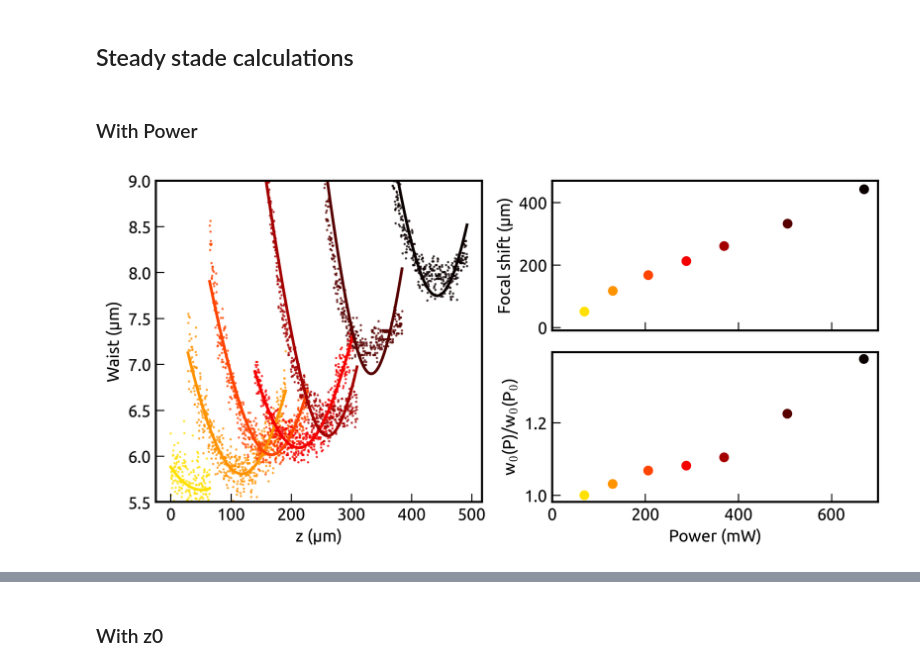
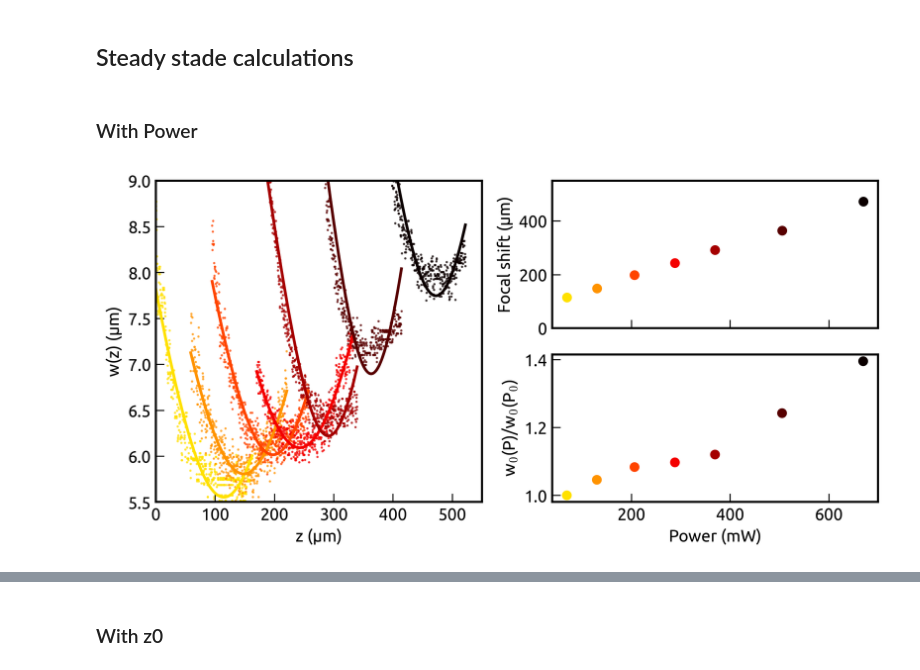
Before and after one commit to LJPZebra/ThermalLens, a Jupyter notebook: ThermalShift_main_code.ipynb, the cells around one changed output, grey strips where cells are left out. Cells and saved outputs as stored; diff of their text form; code cells hidden in the pictures.

Commit message:
Correction of figure 2
Smoothing was generating an artefact for z01/z03.

```diff
--- a/ThermalShift_main_code.ipynb
+++ b/ThermalShift_main_code.ipynb
@@ -179,11 +180,13 @@ def animation_test(ii):
     plt.setp(inset1, xticks=[], yticks=[])
 # %% [markdown]
 ## Steady stade calculations
-# %% [markdown]
-### With Power
+# %% [markdown]
+### With Power
 # %%
 # --- Constants & Setup ---
-data_directory = "dataset/z01/Pstack/"
+data_directory = "dataset/z02/Pstack/"
+data_directory = "/home/antoine/Antoine/Documents/LJP/ThermalLens/220331/z01/Pstack/"
+#data_directory = "/home/antoine/Antoine/Documents/LJP/ThermalLens/NewLJPAnalyses/220223/z03/Pstack/"
 conversion_factor = 20 / 6.5  # Magnification / camera pixel size
 real_start = 0  # Will be updated dynamically
 
@@ -197,7 +200,13 @@ try:
     y_fit = np.load(os.path.join(data_directory, "y_fit2025_1.npy"))
 except FileNotFoundError:
     print("Computing y_fit from raw .tif stacks...")
-    file_list = sorted(glob.glob(os.path.join(data_directory, '*.tif')), key=lambda x: float(re.findall(r"\d+", x)[0]))
+    try:
+        file_list = sorted(glob.glob(os.path.join(data_directory,"*.tif")), key=lambda x: int(os.path.splitext(os.path.basename(x))[0]))
+    except:
+        print('Trying to sort')
+        file_list = sorted(glob.glob(os.path.join(data_directory,"*.tif")))
+        print('File list', file_list)
+    print(file_list)
     first_stack = io.imread(file_list[0])
     num_stacks, nx, ny = len(file_list), *first_stack.shape[1:]
     y_fit = np.zeros((num_stacks, nx, ny), dtype=np.float16)
@@ -209,15 +218,22 @@ except FileNotFoundError:
         if i % 2 == 0:
             print(f"Processed {i+1}/{num_stacks}")
 
-    np.save(os.path.join(data_directory, "y_fit2025_1.npy"), y_fit)
+    #np.save(os.path.join(data_directory, "y_fit2025_1.npy"), y_fit)
 
 
 waists = np.zeros(y_fit.shape[:2])
 for i in range(y_fit.shape[0]):
     for j in range(y_fit.shape[1]):
-        profile = y_fit[i, j] - np.mean(y_fit[i, j, :30])
-        #profile -= np.min(profile)
-        waists[i, j] = np.sqrt(2) * compute_waist(profile) / 2
+        if i == 0:#low power is harder to fit => smoothing
+            profile = savgol_filter(y_fit[i,j] - np.mean(y_fit[i, j, :30]),11,4)
+            #profile = y_fit[i, j] - np.mean(y_fit[i, j, :30])
+        else:
+            #profile = savgol_filter(y_fit[i,j] - np.mean(y_fit[i, j, :30]),2,1)
+            profile = y_fit[i, j] - np.mean(y_fit[i, j, :30])
+        #profile -= np.min(profile
+        waists[i, j] = np.sqrt(2) * compute_waist(profile) / 2 #2P effect
+    if i == 0:
+        waists[i] = medfilt(waists[i],kernel_size=5)#remove sharp artefacts
 
 # --- Filter Unusable Stacks ---
 bad_frames = []
@@ -241,15 +257,21 @@ x_fit_values = []
 y_fit_data_values = []
 
 colors = plt.cm.hot(np.linspace(0, 0.7, len(waist_prop)))
+start_error = 0
 
 for i, waist_profile in enumerate(waist_prop):
     idx = real_start + i
+    #min_idx = np.nanargmin(savgol_filter(waist_profile,5,3))
     min_idx = np.nanargmin(waist_profile)
     if idx == 0:
-        x_shift = 100
+        x_shift = 250 #use 150 for z03 and 250 for z01 and z02
+        min_lim = np.min((np.where(waist_prop[0]<8)))
+        max_lim = np.max((np.where(waist_prop[0]<8)))
     else:
+        min_lim = np.min((np.where(waist_prop[0]<10)))
+        max_lim = np.max((np.where(waist_prop[0]<30)))
         x_shift = 250
-    #x_fit = np.arange(-x_shift, x_shift) / conversion_factor
+
     x_fit = np.arange(0, 2*x_shift) / conversion_factor
     y_fit_data = waist_profile[min_idx - x_shift:min_idx + x_shift]
 
@@ -262,8 +284,13 @@ for i, waist_profile in enumerate(waist_prop):
         get_max_pos.append(z_axis_um[min_idx])
         x_fit_values.append(x_fit)
         y_fit_data_values.append(y_fit_data)
+        #if i >= 4: #in case camera has been translated
+        #    get_max_pos[i]+=200
+        #if i >= 5:
+        #    get_max_pos[i]+=300
     except:
         print(f"Fit failed for idx {i}")
+        start_error+=1
         continue
 
 
@@ -273,42 +300,43 @@ fig = plt.figure(figsize=(8,4))
 ax1 = plt.subplot(121)
 ax2 = plt.subplot(222)
 ax3 = plt.subplot(224,sharex=ax2)
 
-
+list_of_profiles = []
 # Plot data and associated fit
-for i in range(0,len(y_fit)):
-    #ax1.scatter(z_axis_um-get_max_pos[0]+np.mean(x_fit_values[i]), waists[i],color=colors[-1-i],alpha=0.2)
-    ax1.scatter(x_fit_values[i]+get_max_pos[i]-get_max_pos[0], savgol_filter(y_fit_data_values[i],5,3),color=colors[-1-i],alpha=0.7,s=0.5)
+for i in range(0,len(y_fit)-start_error):
+    ax1.scatter(x_fit_values[i]+get_max_pos[i]-get_max_pos[0],savgol_filter(y_fit_data_values[i],5,3),color=colors[-1-i],alpha=0.7,s=0.5) #raw data are smoothed for better visualization
     ax1.plot(x_fit_values[i]+get_max_pos[i]-get_max_pos[0], fit_waist_values[i],color = colors[-1-i])
 
+    list_of_profiles.append(x_fit_values[i][np.argmin(fit_waist_values[i])]+get_max_pos[i])
+    # Plot focal shift vs power
+    ax2.scatter(res_power[i],list_of_profiles[i]-get_max_pos[0],color=colors[-1-i])
 
-    # Plot focal shift vs power
-    ax2.scatter(res_power[i],x_fit_values[i][np.argmin(fit_waist_values[i])]+get_max_pos[i]-get_max_pos[0],color=colors[-1-i])
-
+#np.save(os.path.join(data_directory, "focal_shift_vs_power.npy"), list_of_profiles)
 
 ax1.set_xlabel("z (µm)")
-ax1.set_ylabel("Waist (µm)")
+ax1.set_ylabel("w(z) (µm)")
+ax1.set_xlim(0,550)
 ax1.set_ylim(5.5, 9)
 
 
 ax2.set_ylabel('Focal shift (µm)')
 ax2.tick_params('x', labelbottom=False)
-ax2.set_ylim(-10,470)
+ax2.set_ylim(0,550)
 
 # Waist normalization for plot
 waist_ratios = [min(fit_waist_values[i]) / min(fit_waist_values[0]) for i in range(0,len(fit_waist_values))]
-ax3.scatter(res_power[real_start:], waist_ratios, c=np.flip(colors, 0))
+ax3.scatter(res_power[start_error:], waist_ratios, c=np.flip(colors[start_error:], 0))
 ax3.set_ylabel('w$_0$(P)/w$_0$(P$_0$)')
 ax3.set_xlabel('Power (mW)')
-ax3.set_xlim(0, 700)
+#ax3.set_xlim(0, 700)
 
 # Annotations
 #fig.text(0.02, 0.95, "B", weight="bold")
 #fig.text(0.48, 0.95, "C", weight="bold")
 #fig.text(0.75, 0.95, "D", weight="bold")
 
 plt.tight_layout()
 # plt.savefig("thermal_lens_analysis.pdf")
 plt.show()
 # %% [output]
-[figure, old version]
+[figure, new version]
```
Also changed, not shown: parts of 4 cells of this notebook, 9 other files.
